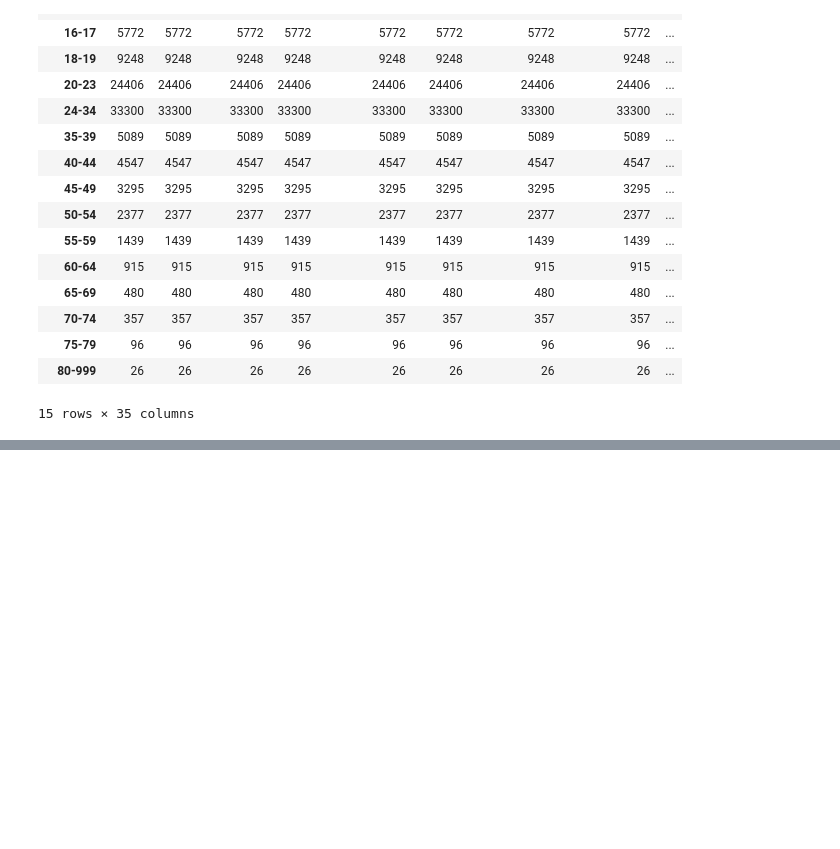
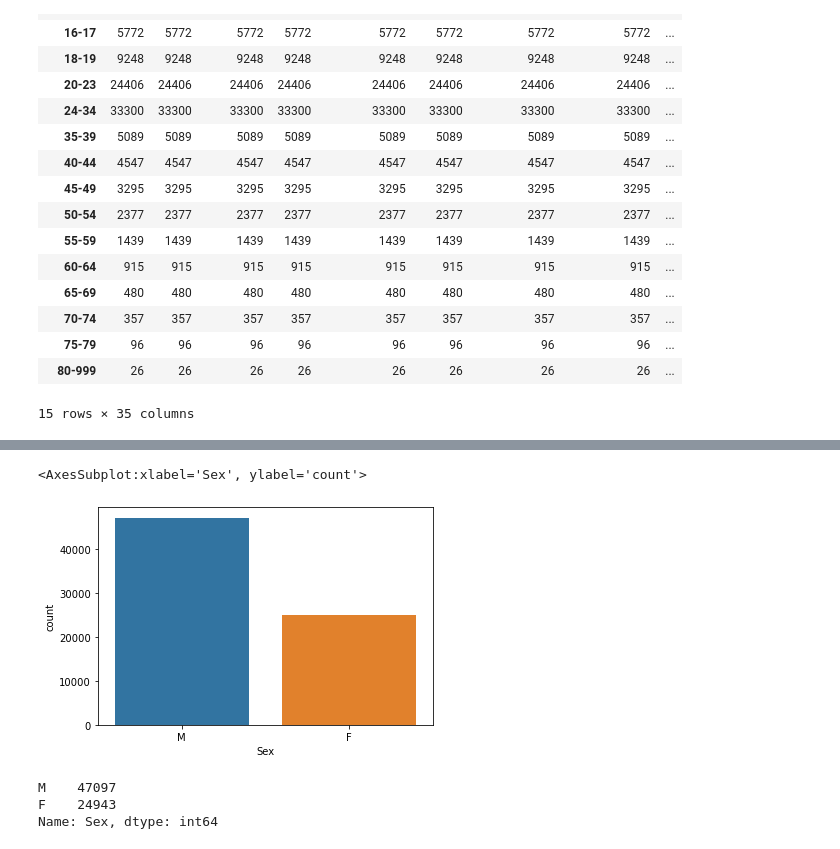
Before and after one commit to jjz17/Natural-Strength, a Jupyter notebook: model.ipynb, the cells around one changed output, grey strips where cells are left out. Drawn from its saved outputs; the diff is of its cells as text; code cells hidden in the pictures; blank space fills up the shorter version.

```diff
--- a/model.ipynb
+++ b/model.ipynb
@@ -232,0 +268,12 @@ ValueError: The truth value of a Series is ambiguous. Use a.empty, a.bool(), a.i
+# %%
+sns.countplot(x='Sex', data=clean_ages)
+# %% [output]
+<AxesSubplot:xlabel='Sex', ylabel='count'>
+[figure, added]
+# %%
+clean_ages['Sex'].value_counts()
+# Model would not generalize well with the Mx label
+# %% [output]
+M    47097
+F    24943
+Name: Sex, dtype: int64
```
Also changed, not shown: parts of 15 cells of this notebook, 1 other file.
